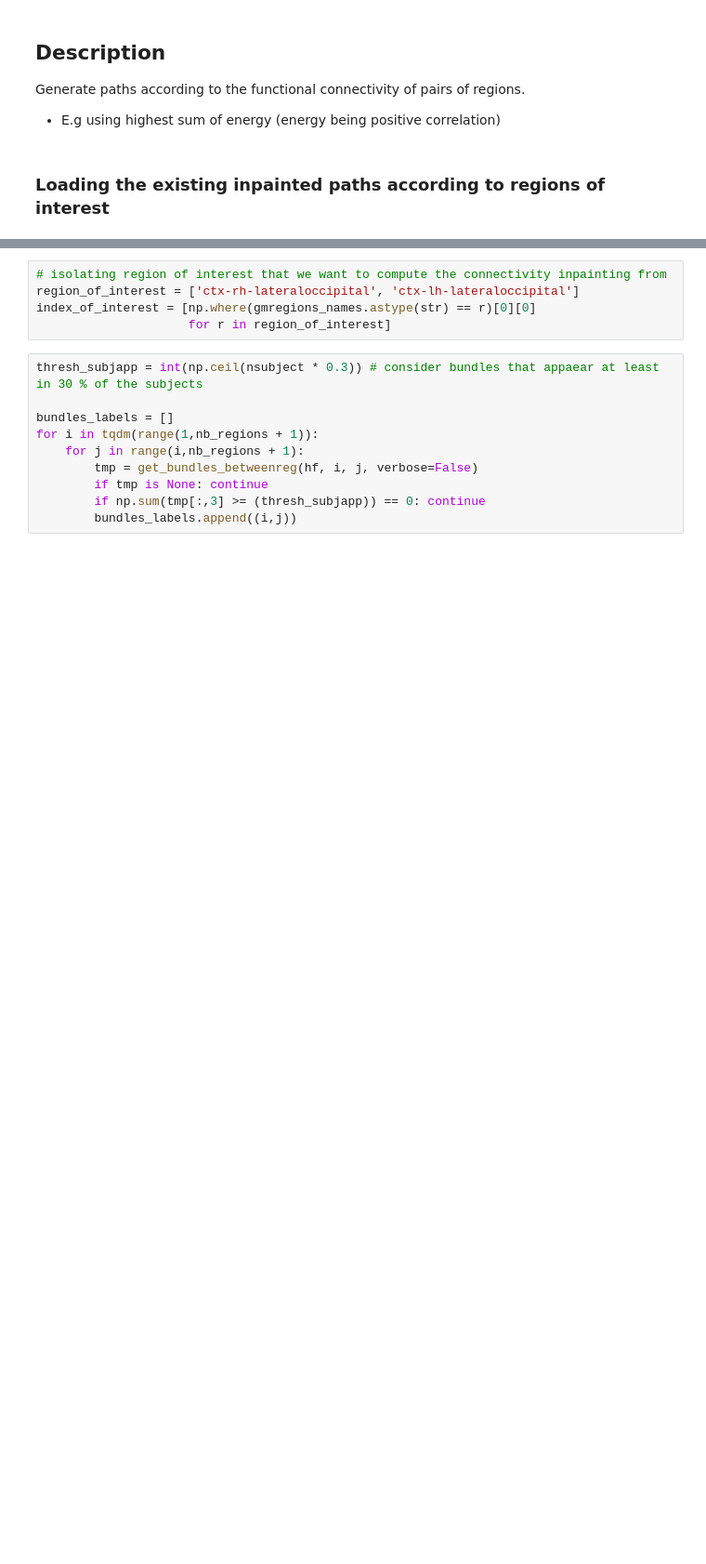
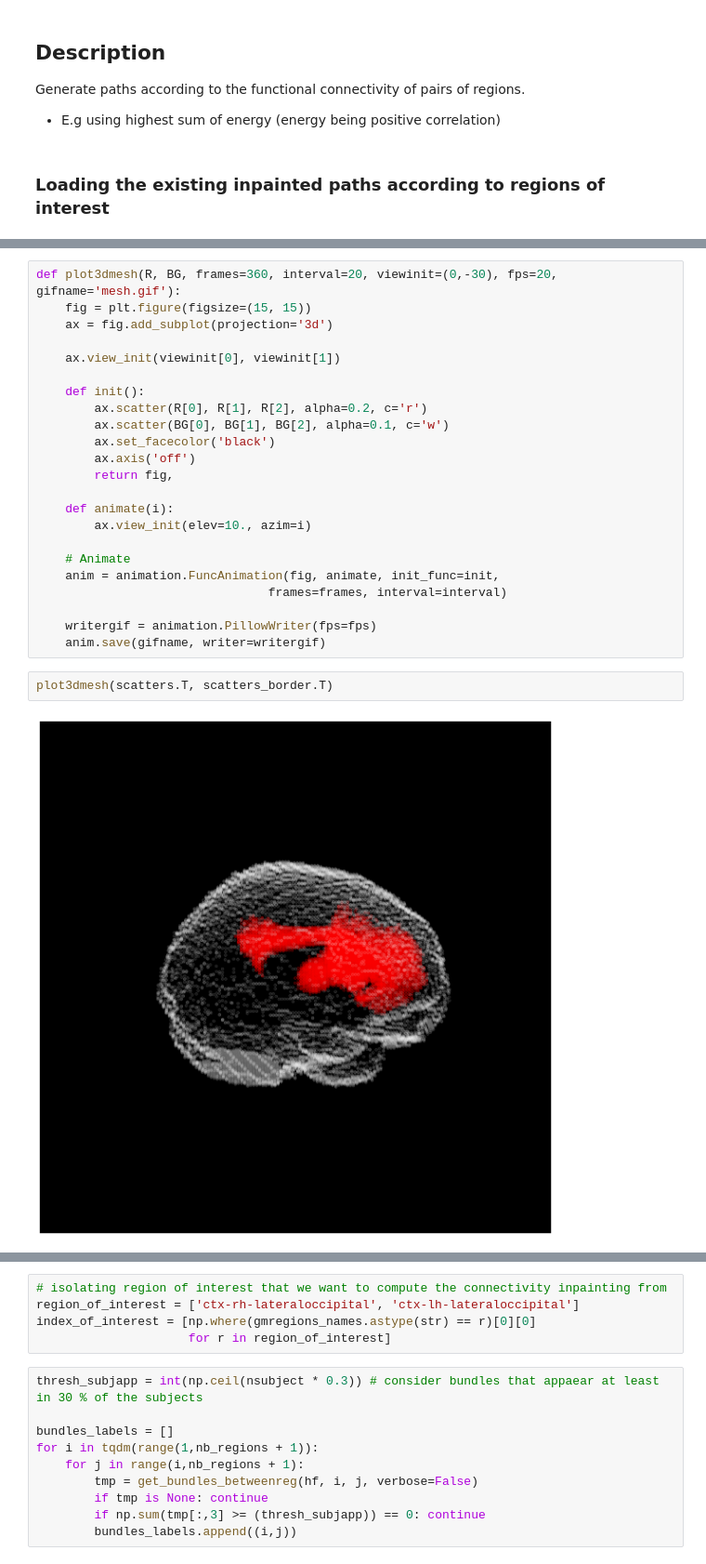
Before and after one commit to miki998/structural_wminpainting, a Jupyter notebook: functional_bundlepath.ipynb, the cells around one changed output, grey strips where cells are left out. Shown at 93% size. Drawn from its saved outputs; the diff is of its cells as text; blank space fills up the shorter version.

```diff
--- a/functional_bundlepath.ipynb
+++ b/functional_bundlepath.ipynb
@@ -43,0 +77,27 @@ plt.show()
+# %%
+def plot3dmesh(R, BG, frames=360, interval=20, viewinit=(0,-30), fps=20, gifname='mesh.gif'):
+    fig = plt.figure(figsize=(15, 15))
+    ax = fig.add_subplot(projection='3d')
+
+    ax.view_init(viewinit[0], viewinit[1])
+
+    def init():
+        ax.scatter(R[0], R[1], R[2], alpha=0.2, c='r')
+        ax.scatter(BG[0], BG[1], BG[2], alpha=0.1, c='w')
+        ax.set_facecolor('black')
+        ax.axis('off')
+        return fig,
+
+    def animate(i):
+        ax.view_init(elev=10., azim=i)
+
+    # Animate
+    anim = animation.FuncAnimation(fig, animate, init_func=init,
+                                frames=frames, interval=interval)
+
+    writergif = animation.PillowWriter(fps=fps)
+    anim.save(gifname, writer=writergif)
+# %%
+plot3dmesh(scatters.T, scatters_border.T)
+# %% [output]
+[figure, added]
```
Also changed, not shown: parts of 25 cells of this notebook, 8 other files.
